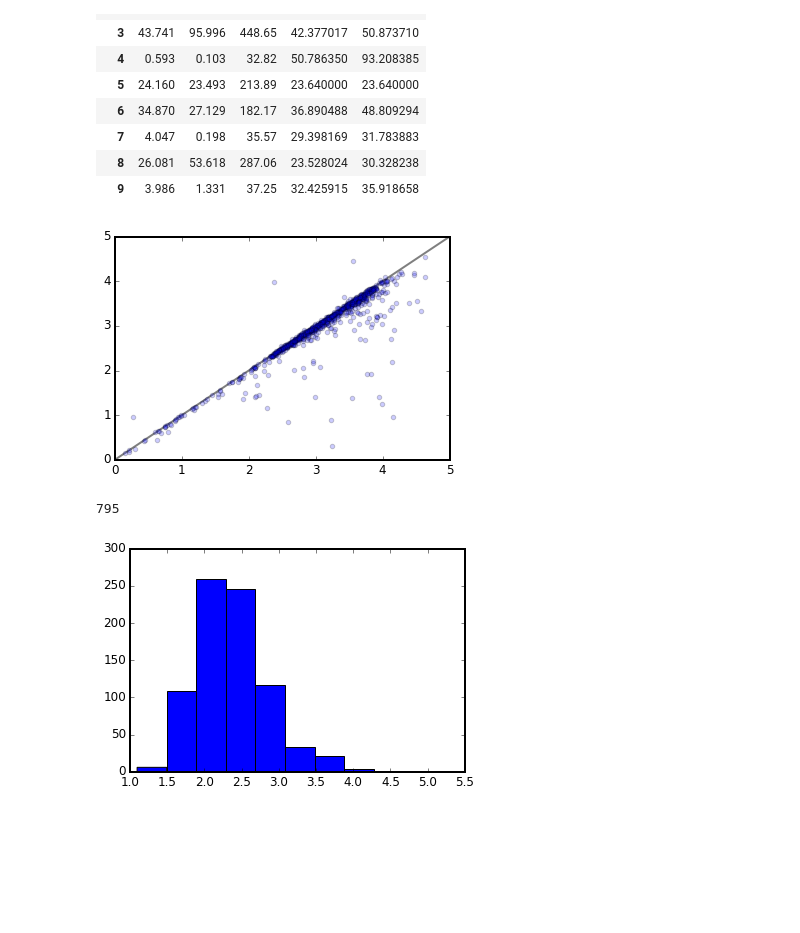
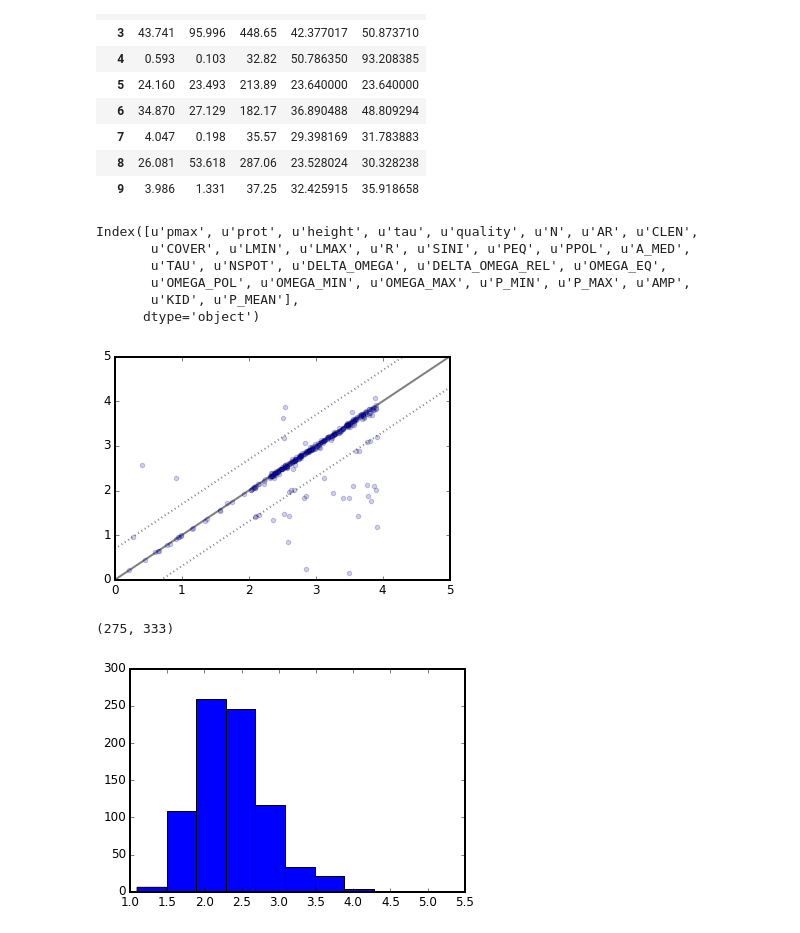
Before and after one commit to RuthAngus/GProtation, a Jupyter notebook: notebooks_tdm/summary.ipynb, the cells around one changed output. Cells and saved outputs as stored; diff of their text form; code cells hidden in the pictures; blank space fills up the shorter version.

```diff
--- a/notebooks_tdm/summary.ipynb
+++ b/notebooks_tdm/summary.ipynb
@@ -29,30 +29,42 @@ df_acf[['prot','tau','quality','P_MIN','P_MAX']].head(10)
 | 7 | 4.047 | 0.198 | 35.57 | 29.398169 | 31.783883 |
 | 8 | 26.081 | 53.618 | 287.06 | 23.528024 | 30.328238 |
 | 9 | 3.986 | 1.331 | 37.25 | 32.425915 | 35.918658 |
+# %%
+df_acf.columns
+# %% [output]
+Index([u'pmax', u'prot', u'height', u'tau', u'quality', u'N', u'AR', u'CLEN',
+       u'COVER', u'LMIN', u'LMAX', u'R', u'SINI', u'PEQ', u'PPOL', u'A_MED',
+       u'TAU', u'NSPOT', u'DELTA_OMEGA', u'DELTA_OMEGA_REL', u'OMEGA_EQ',
+       u'OMEGA_POL', u'OMEGA_MIN', u'OMEGA_MAX', u'P_MIN', u'P_MAX', u'AMP',
+       u'KID', u'P_MEAN'],
+      dtype='object')
 # %%
 %matplotlib inline
 import matplotlib.pyplot as plt
 import mpld3
 from mpld3 import plugins
 mpld3.enable_notebook()
 
-q = 'tau > 0.5*prot'
+# q = 'tau > 0.5*prot and DELTA_OMEGA==0'
+q = 'DELTA_OMEGA==0'
 
 fig, ax = plt.subplots(1,1)
 points = ax.scatter(np.log(df_acf.query(q)['P_MEAN']), np.log(df_acf.query(q).prot),
                     alpha=0.2)
 ax.plot(range(6), range(6), 'k', lw=2, alpha=0.5, zorder=0)
+ax.plot(range(6), np.arange(6) + np.log(2), ls=':', c='k', alpha=0.5)
+ax.plot(range(6), np.arange(6) - np.log(2), ls=':', c='k', alpha=0.5)
 ax.set_xlim((0,5))
 ax.set_ylim((0,5))
 tooltip = plugins.PointLabelTooltip(points, labels=['{}: {:.2f}'.format(i, df_acf.ix[i, 'P_MEAN'])
                                                     for i in df_acf.query(q).index])
 plugins.connect(fig, tooltip)
 # %% [output]
-[figure, old version]
+[figure, new version]
 # %%
-len(df_acf.query(q))
+len(df_acf.query(q)), len(df_acf.query('DELTA_OMEGA==0'))
 # %% [output]
-795
+(275, 333)
 # %%
 plt.hist(np.log10(df_acf.query(q)['quality']));
 # %% [output]
```
Also changed, not shown: 1 other file.
